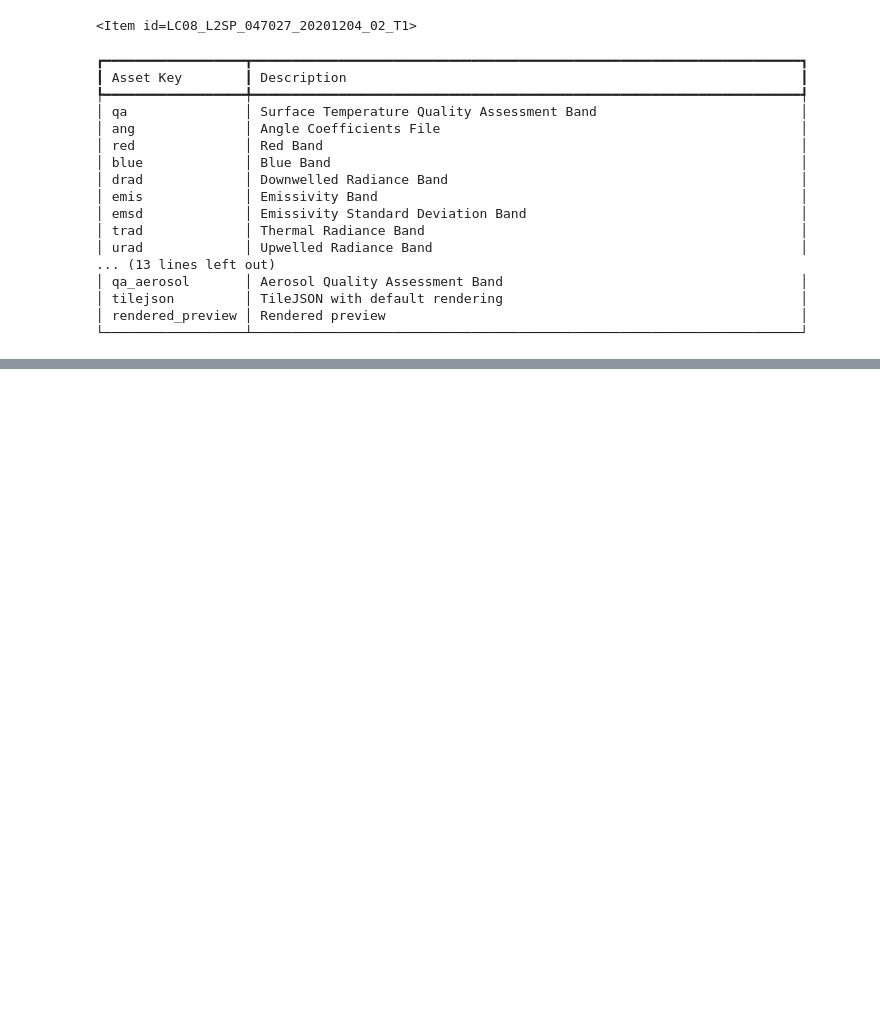
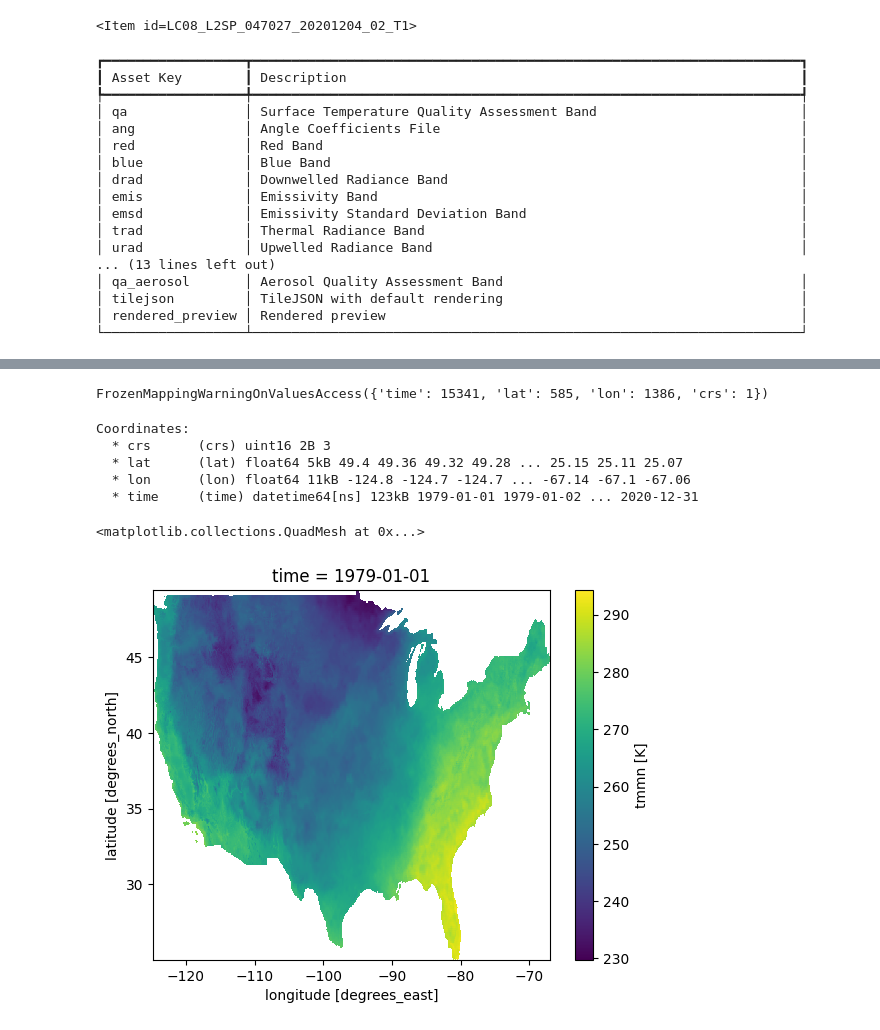
Before and after one commit to BOYSABIO/Huckleberry-Habitat-Suitability-Model, a Jupyter notebook: notebooks/brainstorm.ipynb, the cells around one changed output, grey strips where cells are left out. Drawn from its saved outputs; the diff is of its cells as text; code cells hidden in the pictures; blank space fills up the shorter version.

```diff
--- a/notebooks/brainstorm.ipynb
+++ b/notebooks/brainstorm.ipynb
@@ -171,0 +185,11 @@ In simple terms, this asset helps us see how good or bad a surface is doing in t
+# %%
+import pystac_client
+import planetary_computer
+
+catalog = pystac_client.Client.open(
+    "https://planetarycomputer.microsoft.com/api/stac/v1",
+    modifier=planetary_computer.sign_inplace,
+)
+
+asset = catalog.get_collection("gridmet").assets["zarr-abfs"]
+asset
@@ -171,0 +205,9 @@ In simple terms, this asset helps us see how good or bad a surface is doing in t
+# %%
+import xarray as xr
+
+ds = xr.open_zarr(
+    asset.href,
+    storage_options=asset.extra_fields["xarray:storage_options"],
+    **asset.extra_fields["xarray:open_kwargs"]
+)
+ds
@@ -171,0 +251,19 @@ In simple terms, this asset helps us see how good or bad a surface is doing in t
+# %%
+ds.dims
+# %% [output]
+FrozenMappingWarningOnValuesAccess({'time': 15341, 'lat': 585, 'lon': 1386, 'crs': 1})
+# %%
+ds.coords
+# %% [output]
+Coordinates:
+  * crs      (crs) uint16 2B 3
+  * lat      (lat) float64 5kB 49.4 49.36 49.32 49.28 ... 25.15 25.11 25.07
+  * lon      (lon) float64 11kB -124.8 -124.7 -124.7 ... -67.14 -67.1 -67.06
+  * time     (time) datetime64[ns] 123kB 1979-01-01 1979-01-02 ... 2020-12-31
+# %%
+import matplotlib
+
+ds.air_temperature.isel(time = 0).plot()
+# %% [output]
+<matplotlib.collections.QuadMesh at 0x...>
+[figure, added]
```
Also changed, not shown: parts of 13 cells of this notebook, 2 other files.
